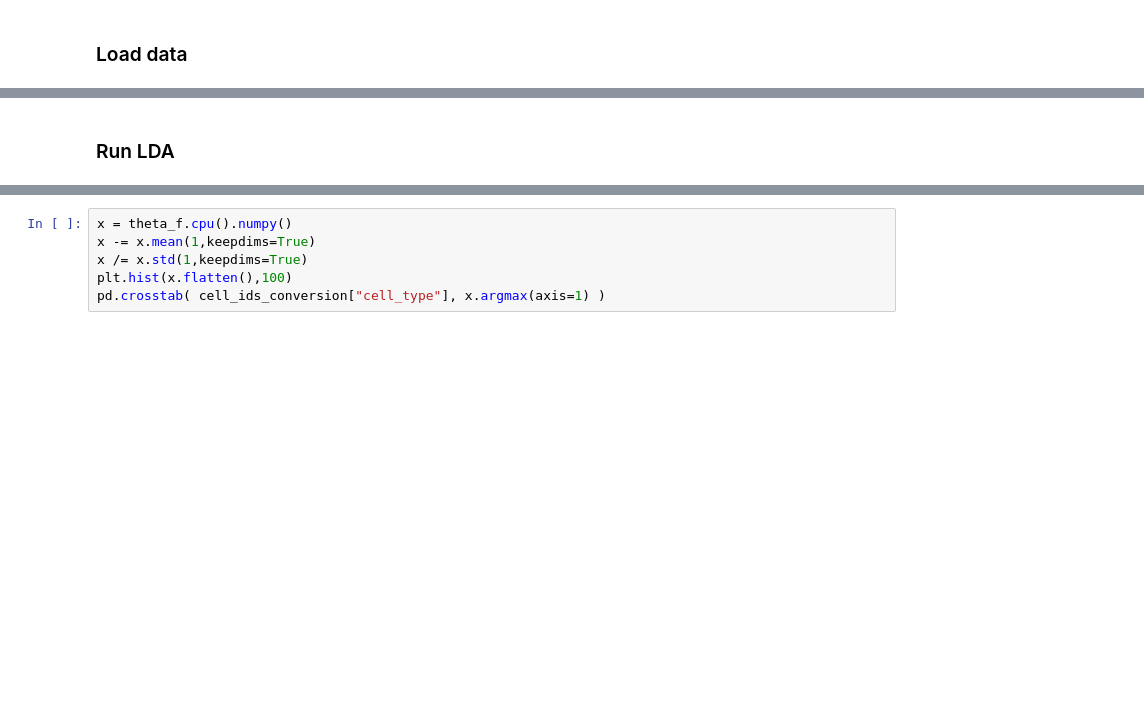
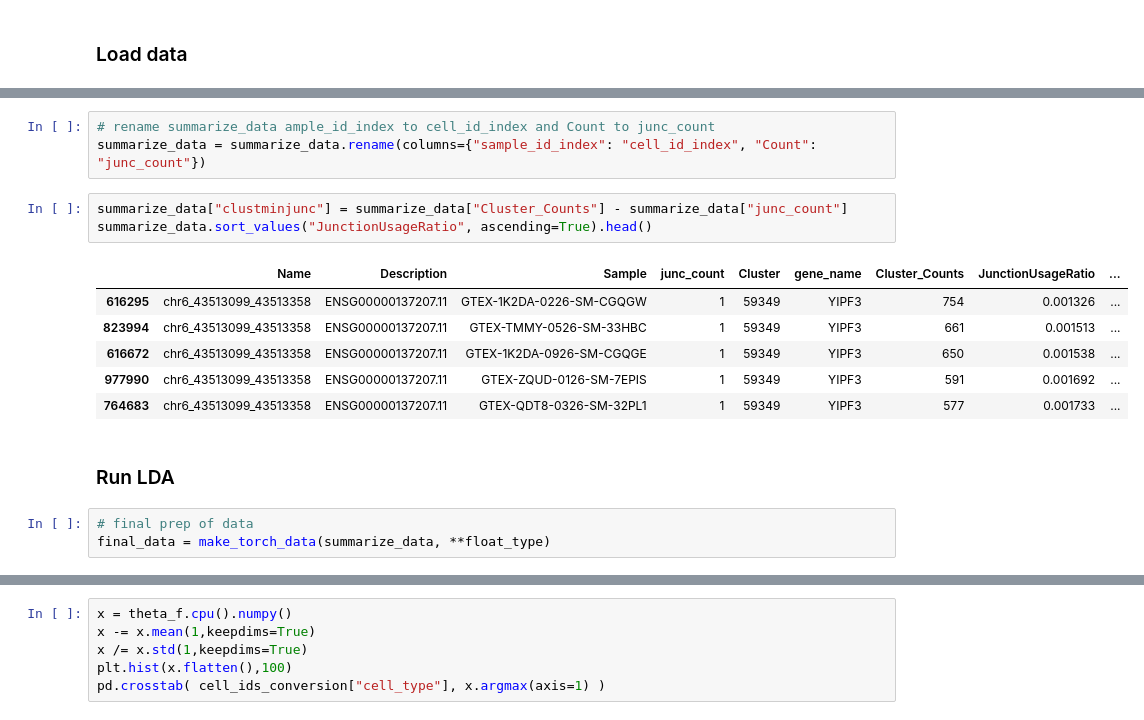
Before and after one commit to daklab/LeafletSC, a Jupyter notebook: src/beta-binomial-lda/betabinomial_LDA_GTEx.ipynb, the cells around one changed output, grey strips where cells are left out. Cells and saved outputs as stored; diff of their text form; blank space fills up the shorter version.

```diff
--- a/src/beta-binomial-lda/betabinomial_LDA_GTEx.ipynb
+++ b/src/beta-binomial-lda/betabinomial_LDA_GTEx.ipynb
@@ -176,2 +114,18 @@ my_data
+# %%
+# rename summarize_data ample_id_index to cell_id_index and Count to junc_count
+summarize_data = summarize_data.rename(columns={"sample_id_index": "cell_id_index", "Count": "junc_count"})
+# %%
+summarize_data["clustminjunc"] = summarize_data["Cluster_Counts"] - summarize_data["junc_count"]
+summarize_data.sort_values("JunctionUsageRatio", ascending=True).head()
+# %% [output]
+|  | Name | Description | Sample | junc_count | Cluster | gene_name | Cluster_Counts | JunctionUsageRatio | ... |
+| 616295 | chr6_43513099_43513358 | ENSG00000137207.11 | GTEX-1K2DA-0226-SM-CGQGW | 1 | 59349 | YIPF3 | 754 | 0.001326 | ... |
+| 823994 | chr6_43513099_43513358 | ENSG00000137207.11 | GTEX-TMMY-0526-SM-33HBC | 1 | 59349 | YIPF3 | 661 | 0.001513 | ... |
+| 616672 | chr6_43513099_43513358 | ENSG00000137207.11 | GTEX-1K2DA-0926-SM-CGQGE | 1 | 59349 | YIPF3 | 650 | 0.001538 | ... |
+| 977990 | chr6_43513099_43513358 | ENSG00000137207.11 | GTEX-ZQUD-0126-SM-7EPIS | 1 | 59349 | YIPF3 | 591 | 0.001692 | ... |
+| 764683 | chr6_43513099_43513358 | ENSG00000137207.11 | GTEX-QDT8-0326-SM-32PL1 | 1 | 59349 | YIPF3 | 577 | 0.001733 | ... |
 # %% [markdown]
 ### Run LDA
+# %%
+# final prep of data
+final_data = make_torch_data(summarize_data, **float_type)
```
Also changed, not shown: parts of 46 cells of this notebook, 17 other files.
